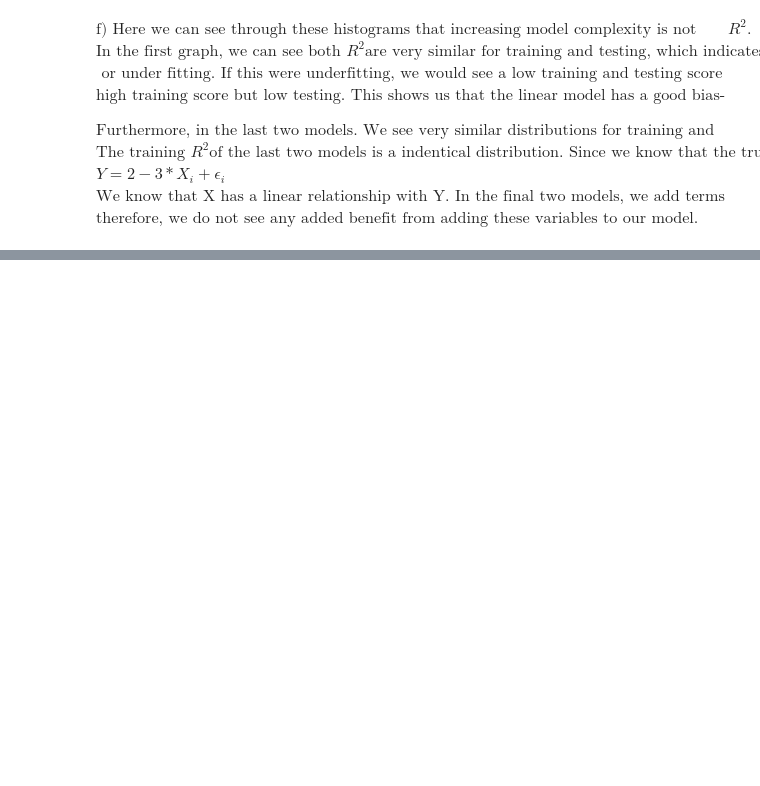
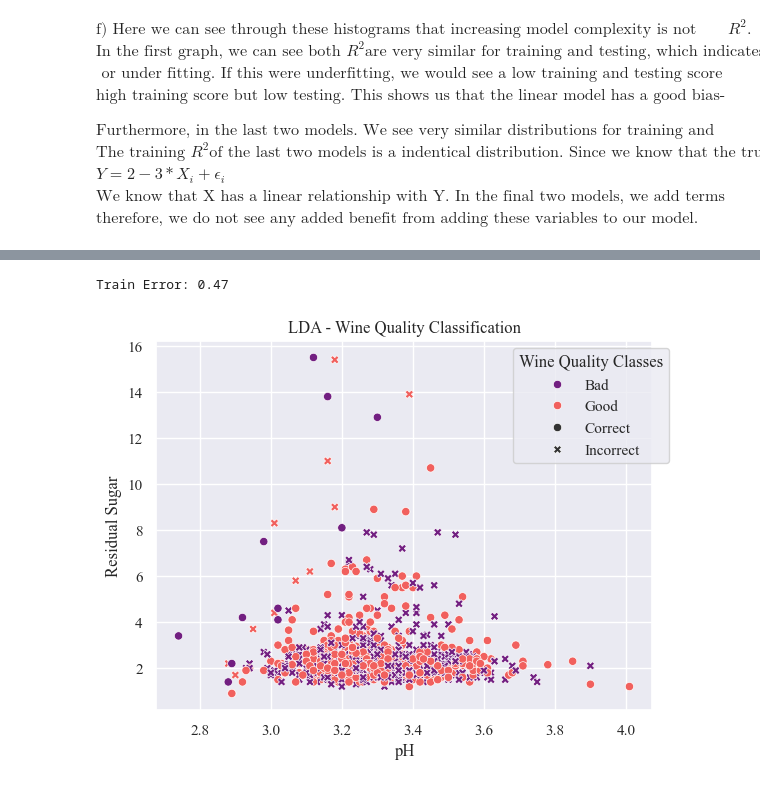
Before and after one commit to madiforman/bias_variance_tradeoff, a Jupyter notebook: hwk2.ipynb, the cells around one changed output, grey strips where cells are left out. Drawn from its saved outputs; the diff is of its cells as text; code cells hidden in the pictures; blank space fills up the shorter version.

```diff
--- a/hwk2.ipynb
+++ b/hwk2.ipynb
@@ -118,12 +125,9 @@ def graphing(training_df: pd.DataFrame,
             fig, axes = plt.subplots(1, 2, figsize=(7, 3.5))
             fig.suptitle(model_names[i])
             # Training R²
-            # sns.boxplot(data=training_df[f'train_{model}'], ax=axes[0], showfliers=True)
             sns.histplot(data=training_df[f'train_{model}'], ax=axes[0], kde=do_kde)
             axes[0].set_xlabel(r'$\text{Training } R^2$')
-
             # Testing R²
-            # sns.boxplot(data=testing_df[f'test_{model}'], ax=axes[1], showfliers=True)
             sns.histplot(data=testing_df[f'test_{model}'], ax=axes[1], kde=do_kde)
             axes[1].set_xlabel(r'$\text{Testing } R^2$')
             axes[1].set_ylabel('')
@@ -135,7 +139,9 @@ def graphing(training_df: pd.DataFrame,
         ax.set_xlabel(r'$\text{Difference in } R^2$')
 
 def f(X):
+    """ True f(X) given by assignment sheet """
     return 2 - 3*X + np.random.normal(0, 2, len(X))
+
 def simulate_once(n: int = 200, do_testing: bool = False) -> tuple[list[float],
                                                                    list[float],
                                                                    list[float]]:
@@ -242,8 +248,6 @@ def run_simulation(b=100, do_testing=False) -> None:
     if do_testing:
         testing_df = pd.DataFrame(testing_r2)
     graphing(training_df, differences_df, testing_df, do_testing)
-
-
 run_simulation(do_testing=False)
 # %% [output]
 [figure]
@@ -272,0 +279,13 @@ $\text{therefore, we do not see any added benefit from adding these variables to
+# %%
+# read in data
+redwine = pd.read_csv('winequality-red.csv')
+print(f'Minimum quality: {redwine["quality"].min()}')
+print(f'Maximum quality: {redwine["quality"].max()}')
+median_quality = np.median(redwine["quality"]).astype(int)
+print(f'Median quality: {median_quality}')
+
+# median of red wine quality is 6 => quality < 6 is 'bad', quality >= 6 'good'
+bad_mask = redwine['quality'] < median_quality
+redwine.loc[bad_mask, 'binary quality'] = 'bad'
+redwine.loc[~bad_mask, 'binary quality'] = 'good'
+redwine.head(1)
@@ -272,0 +298,10 @@ $\text{therefore, we do not see any added benefit from adding these variables to
+# %%
+# checking that we have enough of each class
+assert len(redwine['binary quality'] == 'good') > 20 and len(redwine['binary quality'] == 'bad') > 20
+chosen_cols = ['pH', 'residual sugar', 'binary quality']
+redwine = redwine[chosen_cols]
+
+# Splitting data into 25% test and 75% training
+X = redwine.iloc[:, 0:2]
+y = redwine.iloc[:, 2]
+X_train, X_test, y_train, y_test = train_test_split(X, y, test_size=0.25, random_state=42)
@@ -272,0 +357,14 @@ $\text{therefore, we do not see any added benefit from adding these variables to
+# %%
+"""
+b) Fit an LDA model to the training data.
+"""
+lda = LinearDiscriminantAnalysis(store_covariance=True)
+lda.fit(X_train, y_train)
+predicted_labels = lda.predict(X_train)
+plot_classification_results(y_train,
+                            predicted_labels,
+                            X_train,
+                            title='LDA')
+# %% [output]
+Train Error: 0.47
+[figure, added]
```
Also changed, not shown: parts of 22 cells of this notebook.
